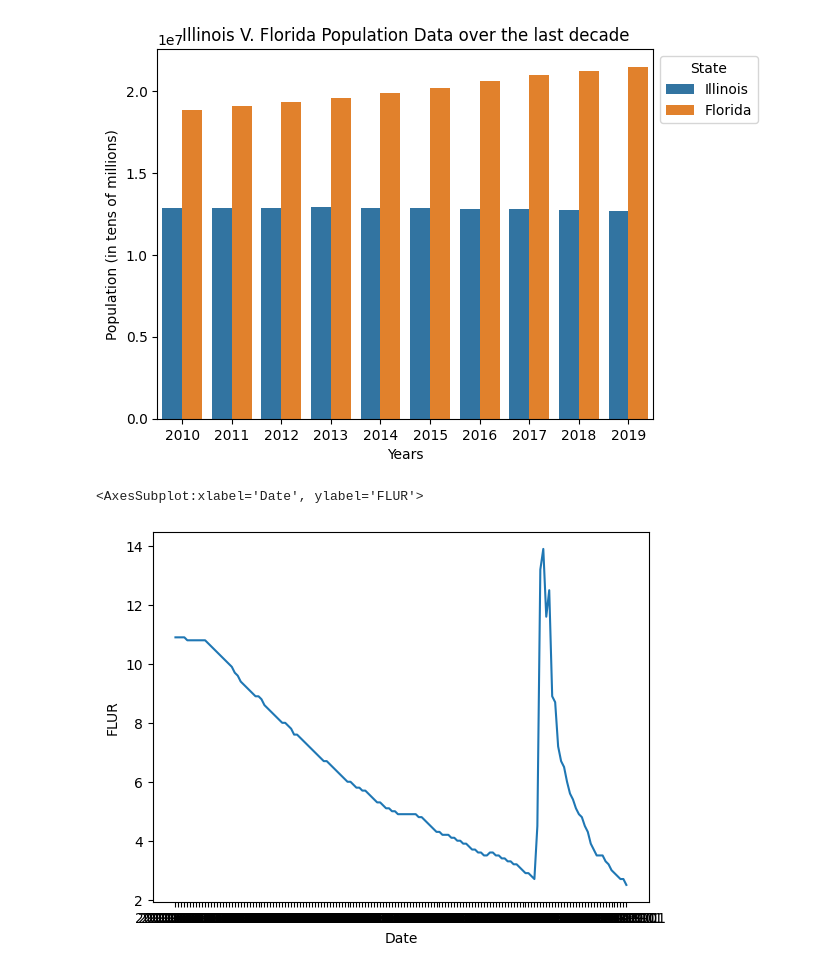
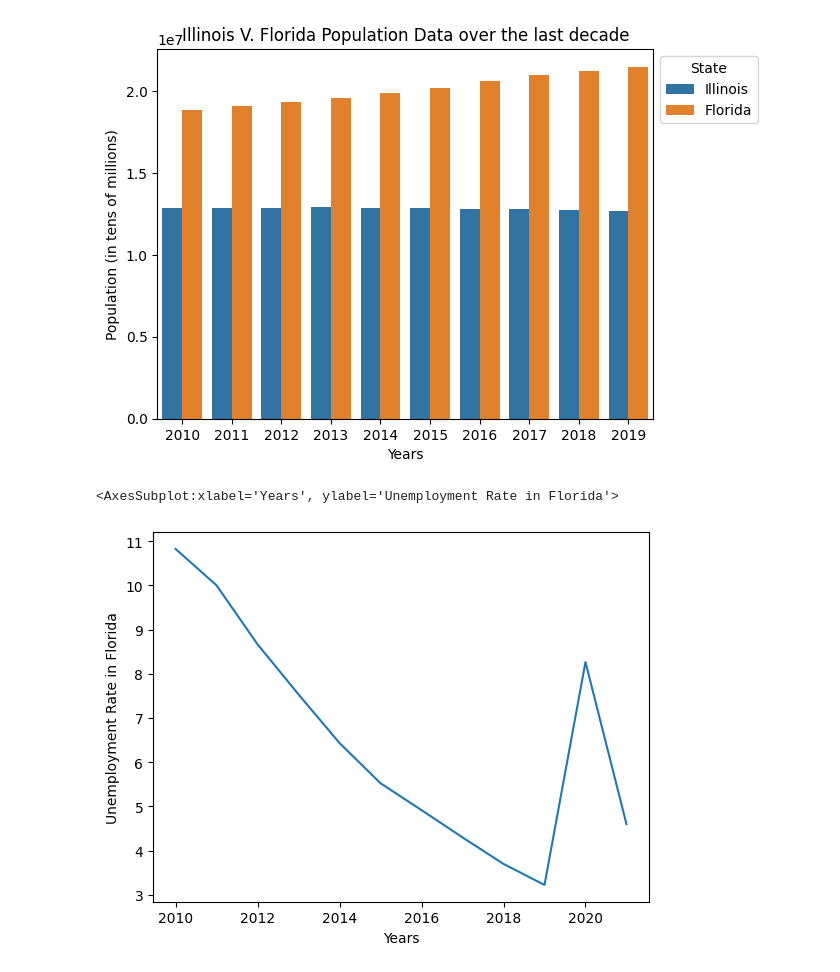
Before and after one commit to biancaatienza/418-project, a Jupyter notebook: Untitled.ipynb, the cells around one changed output. Saved outputs shown, nothing was run; the diff lists cells and outputs as text; code cells hidden in the pictures.

Commit message:
added florida & illinois unemployment data & code

```diff
--- a/Untitled.ipynb
+++ b/Untitled.ipynb
@@ -49,9 +49,9 @@ sns.move_legend(populationPlot, "upper left", bbox_to_anchor=(1, 1))
 # %% [output]
 [figure]
 # %%
-floridaUR = pd.read_csv("FLUR.csv")
+floridaUR = pd.read_csv("FLUR1.csv")
 floridaUR
-sns.lineplot(x='Date', y='FLUR', data=floridaUR)
+sns.lineplot(x='Years', y='Unemployment Rate in Florida', data=floridaUR)
 # %% [output]
-<AxesSubplot:xlabel='Date', ylabel='FLUR'>
+<AxesSubplot:xlabel='Years', ylabel='Unemployment Rate in Florida'>
-[figure, old version]
+[figure, new version]
```
Also changed, not shown: parts of 2 cells of this notebook, 5 other files.
